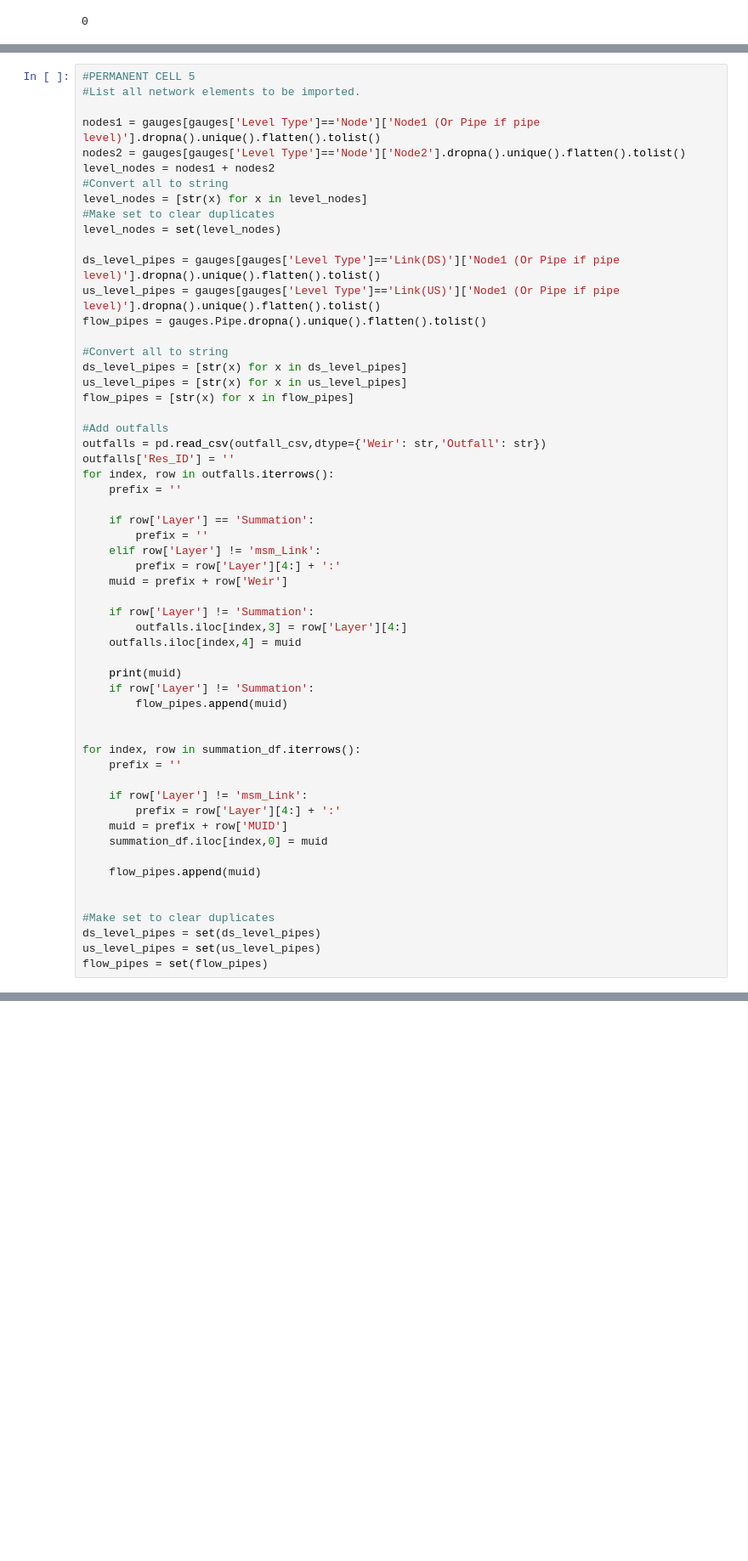
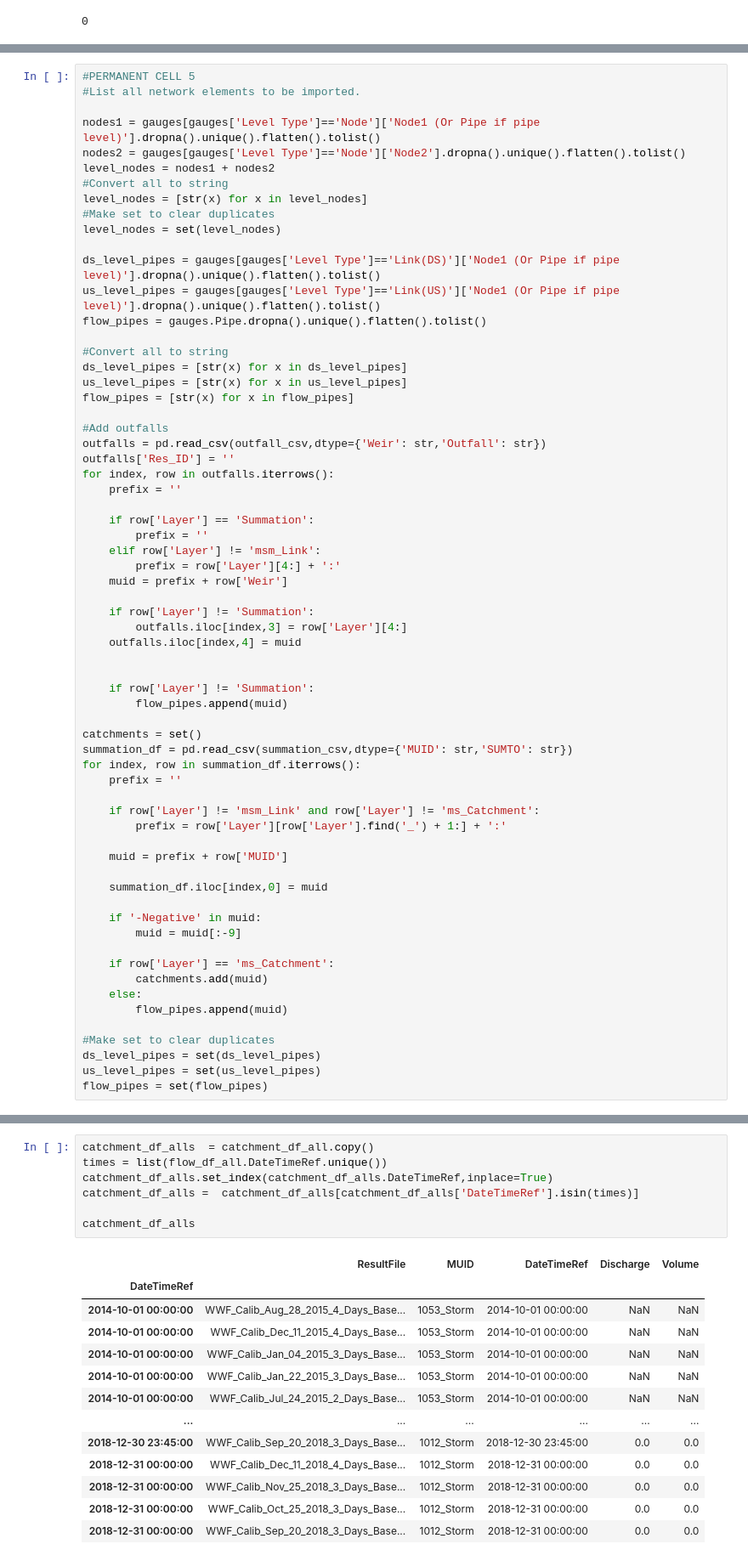
Before and after one commit to henriklocke/Calibration, a Jupyter notebook: Calibration.ipynb, the cells around one changed output, grey strips where cells are left out. Shown: that part at 85% size. Drawn from its saved outputs; the diff is of its cells as text; blank space fills up the shorter version.

Commit message:
Add files via upload
Added catchment runoff import.

```diff
--- a/Calibration.ipynb
+++ b/Calibration.ipynb
@@ -272,21 +282,29 @@ for index, row in outfalls.iterrows():
         outfalls.iloc[index,3] = row['Layer'][4:]
     outfalls.iloc[index,4] = muid
 
-    print(muid)
+
     if row['Layer'] != 'Summation':
         flow_pipes.append(muid)
 
-
+catchments = set()
+summation_df = pd.read_csv(summation_csv,dtype={'MUID': str,'SUMTO': str})
 for index, row in summation_df.iterrows():
     prefix = ''
 
-    if row['Layer'] != 'msm_Link':
-        prefix = row['Layer'][4:] + ':'
+    if row['Layer'] != 'msm_Link' and row['Layer'] != 'ms_Catchment':
+        prefix = row['Layer'][row['Layer'].find('_') + 1:] + ':'
+
     muid = prefix + row['MUID']
+
     summation_df.iloc[index,0] = muid
 
-    flow_pipes.append(muid)
+    if '-Negative' in muid:
+        muid = muid[:-9]
 
+    if row['Layer'] == 'ms_Catchment':
+        catchments.add(muid)
+    else:
+        flow_pipes.append(muid)
 
 #Make set to clear duplicates
 ds_level_pipes = set(ds_level_pipes)
@@ -545,0 +634,21 @@ Importing pipe Orifice:Orifice_1-7408 velocity at 2022-12-21 12:46:27.490782
+# %%
+catchment_df_alls  = catchment_df_all.copy()
+times = list(flow_df_all.DateTimeRef.unique())
+catchment_df_alls.set_index(catchment_df_alls.DateTimeRef,inplace=True)
+catchment_df_alls =  catchment_df_alls[catchment_df_alls['DateTimeRef'].isin(times)]
+
+catchment_df_alls
+# %% [output]
+|  | ResultFile | MUID | DateTimeRef | Discharge | Volume |
+| DateTimeRef |  |  |  |  |  |
+| 2014-10-01 00:00:00 | WWF_Calib_Aug_28_2015_4_Days_Base... | 1053_Storm | 2014-10-01 00:00:00 | NaN | NaN |
+| 2014-10-01 00:00:00 | WWF_Calib_Dec_11_2015_4_Days_Base... | 1053_Storm | 2014-10-01 00:00:00 | NaN | NaN |
+| 2014-10-01 00:00:00 | WWF_Calib_Jan_04_2015_3_Days_Base... | 1053_Storm | 2014-10-01 00:00:00 | NaN | NaN |
+| 2014-10-01 00:00:00 | WWF_Calib_Jan_22_2015_3_Days_Base... | 1053_Storm | 2014-10-01 00:00:00 | NaN | NaN |
+| 2014-10-01 00:00:00 | WWF_Calib_Jul_24_2015_2_Days_Base... | 1053_Storm | 2014-10-01 00:00:00 | NaN | NaN |
+| ... | ... | ... | ... | ... | ... |
+| 2018-12-30 23:45:00 | WWF_Calib_Sep_20_2018_3_Days_Base... | 1012_Storm | 2018-12-30 23:45:00 | 0.0 | 0.0 |
+| 2018-12-31 00:00:00 | WWF_Calib_Dec_11_2018_4_Days_Base... | 1012_Storm | 2018-12-31 00:00:00 | 0.0 | 0.0 |
+| 2018-12-31 00:00:00 | WWF_Calib_Nov_25_2018_3_Days_Base... | 1012_Storm | 2018-12-31 00:00:00 | 0.0 | 0.0 |
+| 2018-12-31 00:00:00 | WWF_Calib_Oct_25_2018_3_Days_Base... | 1012_Storm | 2018-12-31 00:00:00 | 0.0 | 0.0 |
+| 2018-12-31 00:00:00 | WWF_Calib_Sep_20_2018_3_Days_Base... | 1012_Storm | 2018-12-31 00:00:00 | 0.0 | 0.0 |
```
Also changed, not shown: parts of 21 cells of this notebook.
